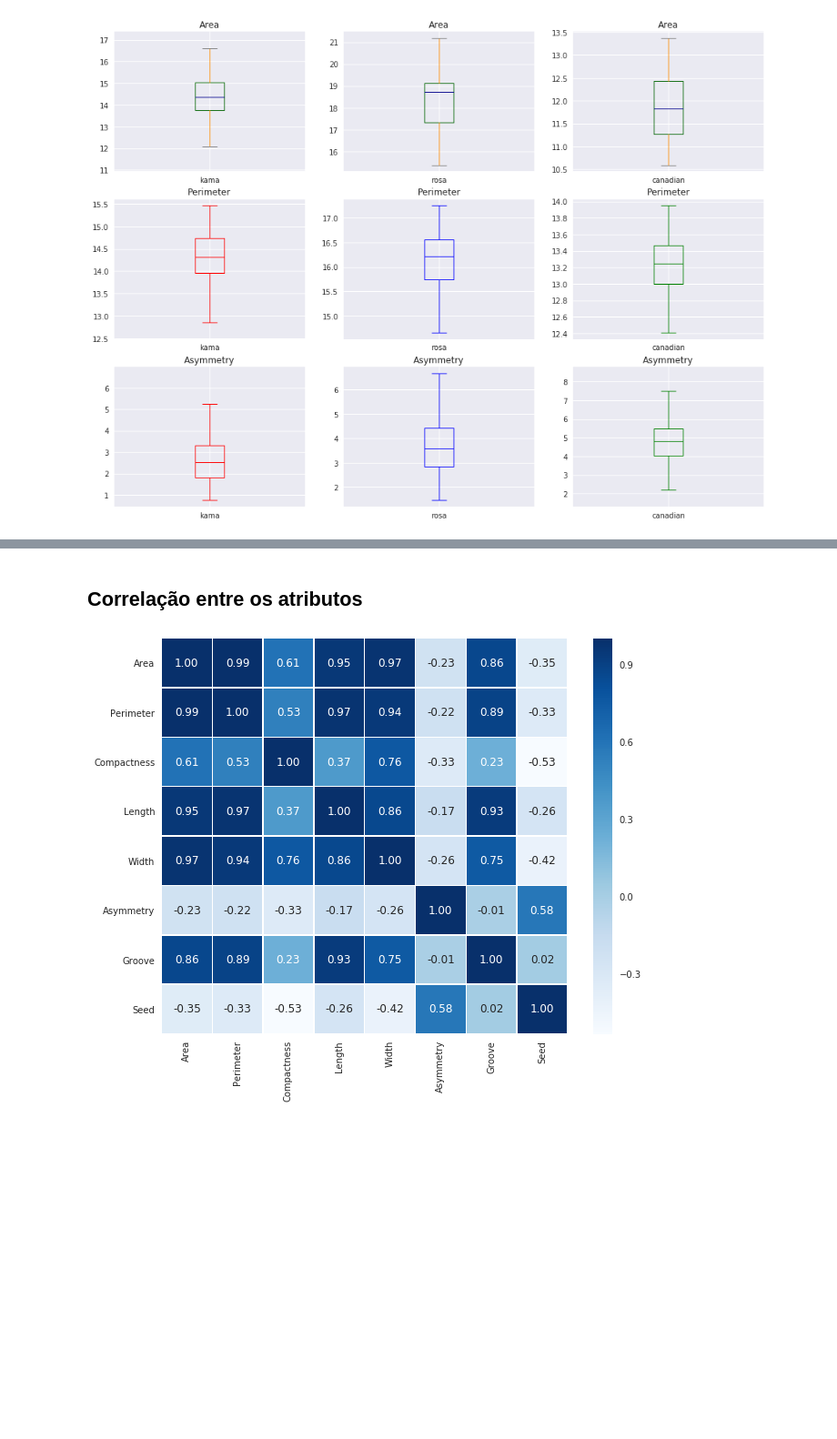
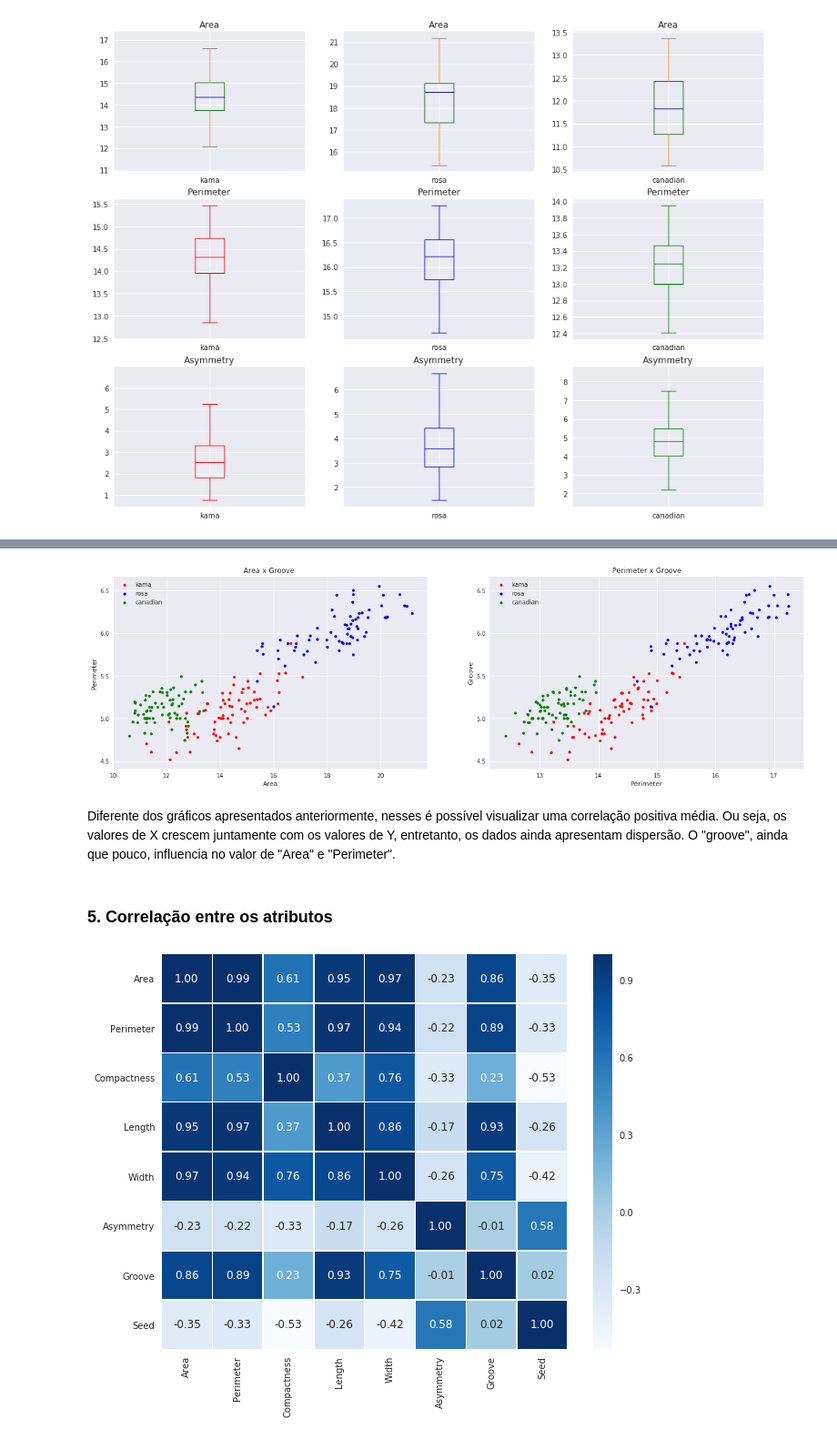
Before and after one commit to julianyraiol/RNA-Works, a Jupyter notebook: Projeto_4/develop/analise/analise.ipynb, the cells around one changed output, grey strips where cells are left out. Shown: that part at 91% size. Saved outputs shown, nothing was run; the diff lists cells and outputs as text; code cells hidden in the pictures; blank space fills up the shorter version.

```diff
--- a/Projeto_4/develop/analise/analise.ipynb
+++ b/Projeto_4/develop/analise/analise.ipynb
@@ -335,5 +364,26 @@ plt.show()
+# %%
+fig, ax = plt.subplots(1,2,figsize=(21, 6))
+
+kama.plot(x="Area", y="Groove", kind="scatter",ax=ax[0],label='kama',color='r')
+rosa.plot(x="Area",y="Groove",kind="scatter",ax=ax[0],label='rosa',color='b')
+canadian.plot(x="Area", y="Groove", kind="scatter", ax=ax[0], label='canadian', color='g')
+
+
+kama.plot(x="Perimeter", y="Groove", kind="scatter",ax=ax[1],label='kama',color='r')
+rosa.plot(x="Perimeter",y="Groove",kind="scatter",ax=ax[1],label='rosa',color='b')
+canadian.plot(x="Perimeter", y="Groove", kind="scatter", ax=ax[1], label='canadian', color='g')
+
+ax[0].set(title='Area x Groove ', ylabel='Perimeter')
+ax[1].set(title='Perimeter x Groove',  ylabel='Groove')
+ax[0].legend()
+ax[1].legend()
+plt.show()
+# %% [output]
+[figure, added]
+# %% [markdown]
+Diferente dos gráficos apresentados anteriormente, nesses é possível visualizar uma correlação positiva média. Ou seja, os valores de X crescem juntamente com os valores de Y, entretanto, os dados ainda apresentam dispersão. O "groove", ainda que pouco, influencia no valor de "Area" e "Perimeter".
 # %% [markdown]
-## Correlação entre os atributos
+### 5. Correlação entre os atributos
 # %%
 f,ax = plt.subplots(figsize=(10, 8))
 sns.heatmap(df.iloc[:,0:8].corr(), annot=True, linewidths=.5, fmt= '.2f',ax=ax ,cmap="Blues")
```
Also changed, not shown: parts of 17 cells of this notebook, 9 other files.
